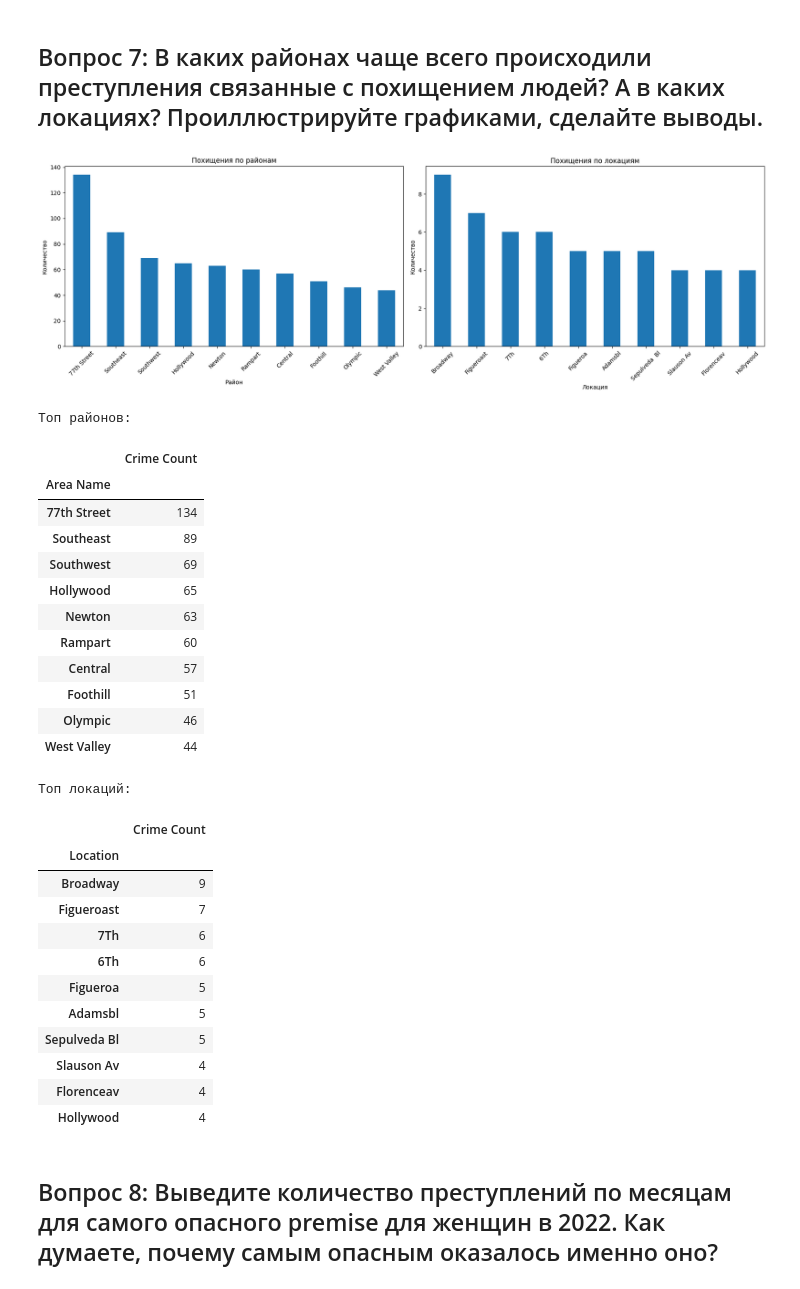
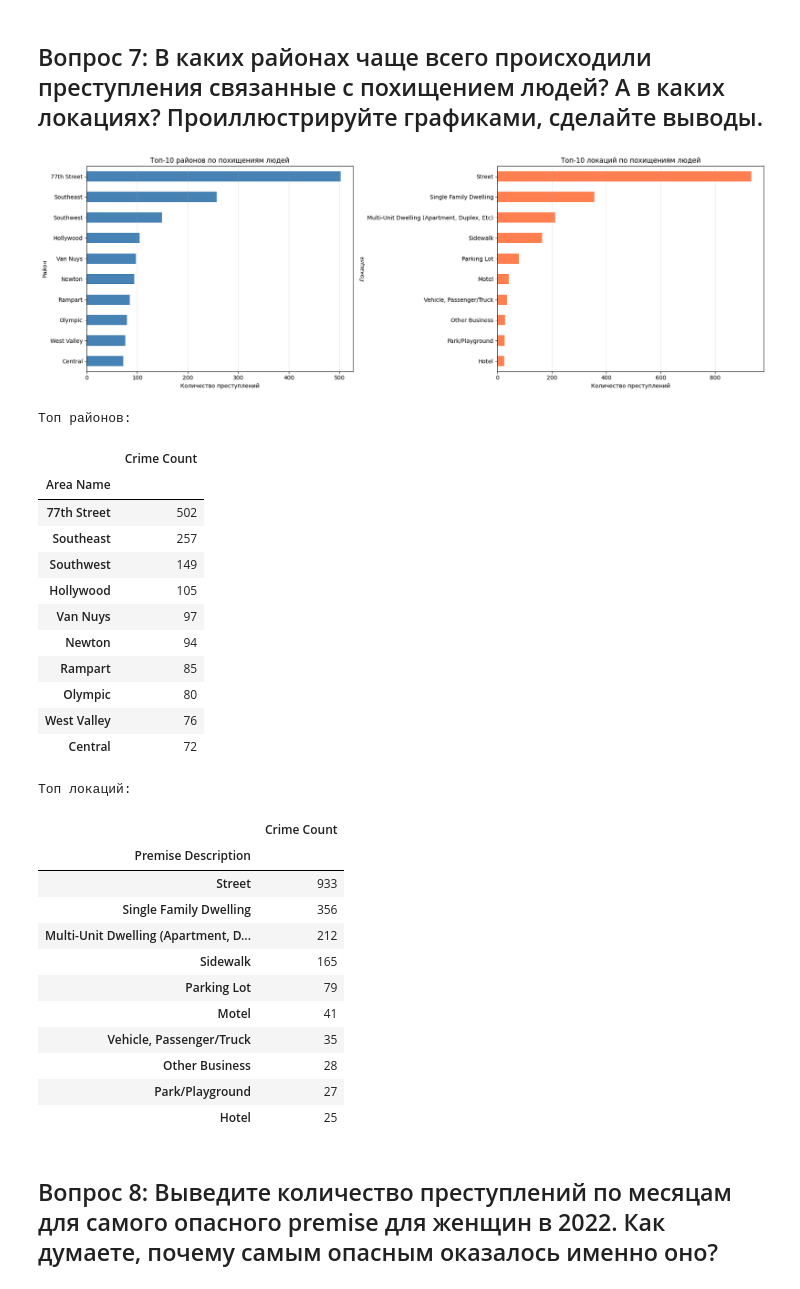
Before and after one commit to AknasMacefg/ITiABD, a Jupyter notebook: Курс 4/ХД/OLAP_CUBE_8.ipynb, the cells around one changed output. Saved outputs shown, nothing was run; the diff lists cells and outputs as text; code cells hidden in the pictures.

```diff
--- a/Курс 4/ХД/OLAP_CUBE_8.ipynb
+++ b/Курс 4/ХД/OLAP_CUBE_8.ipynb
@@ -16,6 +16,6 @@ plt.rcParams['font.size'] = 10
 from pathlib import Path
 
 # Локальный каталог с датасетами: datasets are in la_crimes/la_crimes
-DATA_DIR = Path(r'C:\Users\alexm\Downloads\olap_8\la_crimes\la_crimes')
+DATA_DIR = Path(r"C:\Users\alexm\OneDrive\Рабочий стол\ИТиАБД\ITiABD\Курс 4\ХД\la_crimes\la_crimes")
 DATA_DIR
 # %% [output]
@@ -563,60 +598,66 @@ display(q6_weapon.head(10))
 # %% [markdown]
 ## Вопрос 7: В каких районах чаще всего происходили преступления связанные с похищением людей? А в каких локациях? Проиллюстрируйте графиками, сделайте выводы.
 # %%
-kidnapping = df_clean[df_clean['CrimeCode'].isin(['910', '920'])]
+stealing_keywords = ['Kidnapping', 'Human Trafficking', 'Child Stealing']
+mask = df_clean['CrimeCodeDescription'].str.contains('|'.join(stealing_keywords), case=False, na=False)
+kidnapping = df_clean[mask].copy()
+kidnapping['Crime Count'] = 1
+
 
 q7_area = pd.pivot_table(kidnapping, values='Crime Count', index='Area Name',
                          aggfunc='count').sort_values('Crime Count', ascending=False)
-q7_location = pd.pivot_table(kidnapping, values='Crime Count', index='Location',
+q7_location = pd.pivot_table(kidnapping, values='Crime Count', index='Premise Description',
                              aggfunc='count').sort_values('Crime Count', ascending=False)
 
 fig, axes = plt.subplots(1, 2, figsize=(18, 6))
-q7_area.head(10).plot(kind='bar', ax=axes[0], legend=False)
-axes[0].set_title('Похищения по районам')
-axes[0].set_xlabel('Район')
-axes[0].set_ylabel('Количество')
-axes[0].tick_params(axis='x', rotation=45)
+q7_area.head(10).plot(kind='barh', ax=axes[0], legend=False, color='steelblue')
+axes[0].set_title('Топ-10 районов по похищениям людей')
+axes[0].set_xlabel('Количество преступлений')
+axes[0].set_ylabel('Район')
+axes[0].invert_yaxis()
+axes[0].grid(axis='x', alpha=0.3)
 
-q7_location.head(10).plot(kind='bar', ax=axes[1], legend=False)
-axes[1].set_title('Похищения по локациям')
-axes[1].set_xlabel('Локация')
-axes[1].set_ylabel('Количество')
-axes[1].tick_params(axis='x', rotation=45)
+q7_location.head(10).plot(kind='barh', ax=axes[1], legend=False, color='coral')
+axes[1].set_title('Топ-10 локаций по похищениям людей')
+axes[1].set_xlabel('Количество преступлений')
+axes[1].set_ylabel('Локация')
+axes[1].invert_yaxis()
+axes[1].grid(axis='x', alpha=0.3)
 plt.tight_layout()
 plt.show()
 
 print('Топ районов:')
 display(q7_area.head(10))
 print('Топ локаций:')
 display(q7_location.head(10))
 # %% [output]
-[figure, old version]
+[figure, new version]
 Топ районов:
 |  | Crime Count |
 | Area Name |  |
-| 77th Street | 134 |
-| Southeast | 89 |
-| Southwest | 69 |
-| Hollywood | 65 |
-| Newton | 63 |
-| Rampart | 60 |
-| Central | 57 |
-| Foothill | 51 |
-| Olympic | 46 |
-| West Valley | 44 |
+| 77th Street | 502 |
+| Southeast | 257 |
+| Southwest | 149 |
+| Hollywood | 105 |
+| Van Nuys | 97 |
+| Newton | 94 |
+| Rampart | 85 |
+| Olympic | 80 |
+| West Valley | 76 |
+| Central | 72 |
 Топ локаций:
 |  | Crime Count |
-| Location |  |
-| Broadway | 9 |
-| Figueroast | 7 |
-| 7Th | 6 |
-| 6Th | 6 |
-| Figueroa | 5 |
-| Adamsbl | 5 |
-| Sepulveda Bl | 5 |
-| Slauson Av | 4 |
-| Florenceav | 4 |
-| Hollywood | 4 |
+| Premise Description |  |
+| Street | 933 |
+| Single Family Dwelling | 356 |
+| Multi-Unit Dwelling (Apartment, D... | 212 |
+| Sidewalk | 165 |
+| Parking Lot | 79 |
+| Motel | 41 |
+| Vehicle, Passenger/Truck | 35 |
+| Other Business | 28 |
+| Park/Playground | 27 |
+| Hotel | 25 |
 # %% [markdown]
 ## Вопрос 8: Выведите количество преступлений по месяцам для самого опасного premise для женщин в 2022. Как думаете, почему самым опасным оказалось именно оно?
 # %%
```
Also changed, not shown: parts of 4 cells of this notebook.
